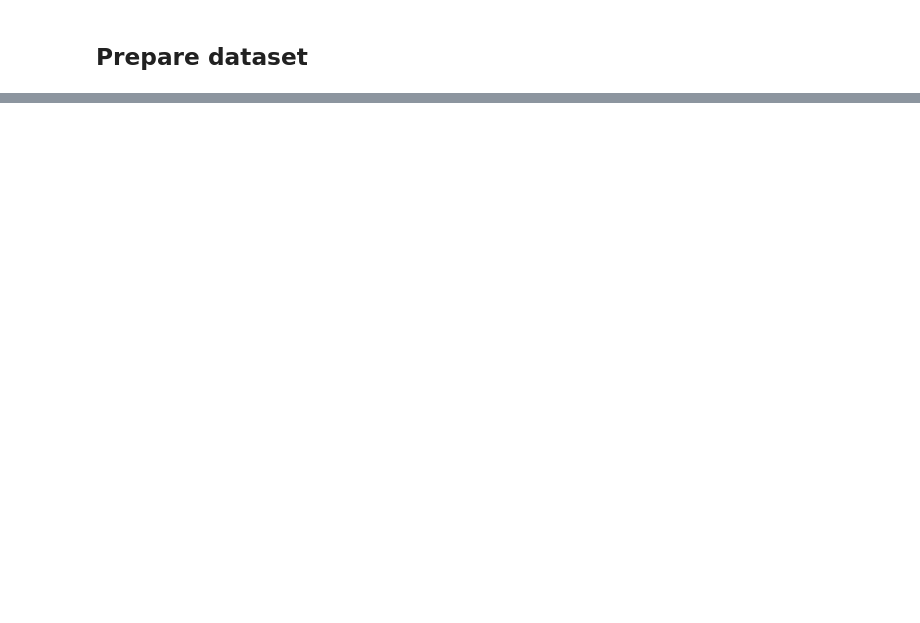
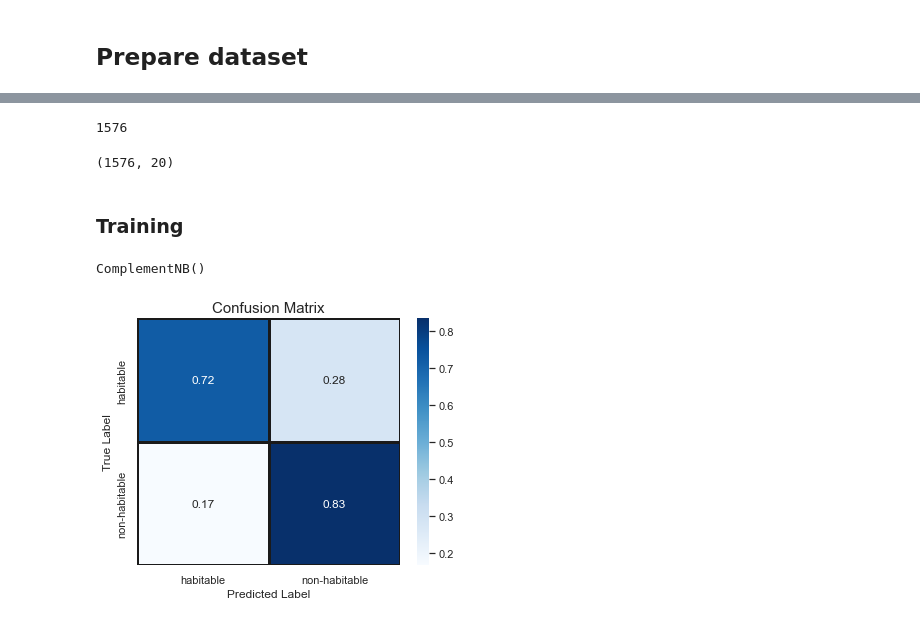
Before and after one commit to NicoGalvarino/astrobiology_belgrade, a Jupyter notebook: Naive_Bayes_Tutorial/NB_exoplanets.ipynb, the cells around one changed output, grey strips where cells are left out. Saved outputs shown, nothing was run; the diff lists cells and outputs as text; code cells hidden in the pictures; blank space fills up the shorter version.

Commit message:
Implement Complement Naive Bayes

```diff
--- a/Naive_Bayes_Tutorial/NB_exoplanets.ipynb
+++ b/Naive_Bayes_Tutorial/NB_exoplanets.ipynb
@@ -216,0 +298,3 @@ getHZ(L, T, inC, outC)
+# %%
+x_norm = normalize(X=x)
+x_norm
@@ -216,0 +315,3 @@ getHZ(L, T, inC, outC)
+# %%
+scaler = MinMaxScaler()
+x_ready = scaler.fit_transform(x_norm)
@@ -216,0 +320,2 @@ getHZ(L, T, inC, outC)
+# %%
+x_train, x_test, y_train, y_test = train_test_split(x_ready, y, test_size=0.3, stratify=y, random_state=42)
@@ -216,0 +330,15 @@ getHZ(L, T, inC, outC)
+# %%
+len(y_test)
+# %% [output]
+1576
+# %%
+x_test.shape
+# %% [output]
+(1576, 20)
+# %% [markdown]
+### Training
+# %%
+model = ComplementNB()
+model.fit(x_train, y_train)
+# %% [output]
+ComplementNB()
@@ -216,0 +347,17 @@ getHZ(L, T, inC, outC)
+# %%
+plt.figure(figsize=(13, 10))
+plt.subplot(221)
+
+sns.heatmap(confusion_matrix(y_test, model.predict(x_test), normalize='true'),
+            annot=True, cmap="Blues", linecolor="k", linewidths=3,
+            xticklabels=['habitable', 'non-habitable'],
+            yticklabels=['habitable', 'non-habitable'])
+
+plt.title("Confusion Matrix", fontsize=15)
+
+plt.xlabel('Predicted Label')
+plt.ylabel('True Label')
+
+plt.show()
+# %% [output]
+[figure, added]
```
Also changed, not shown: parts of 33 cells of this notebook, 1 other file.
